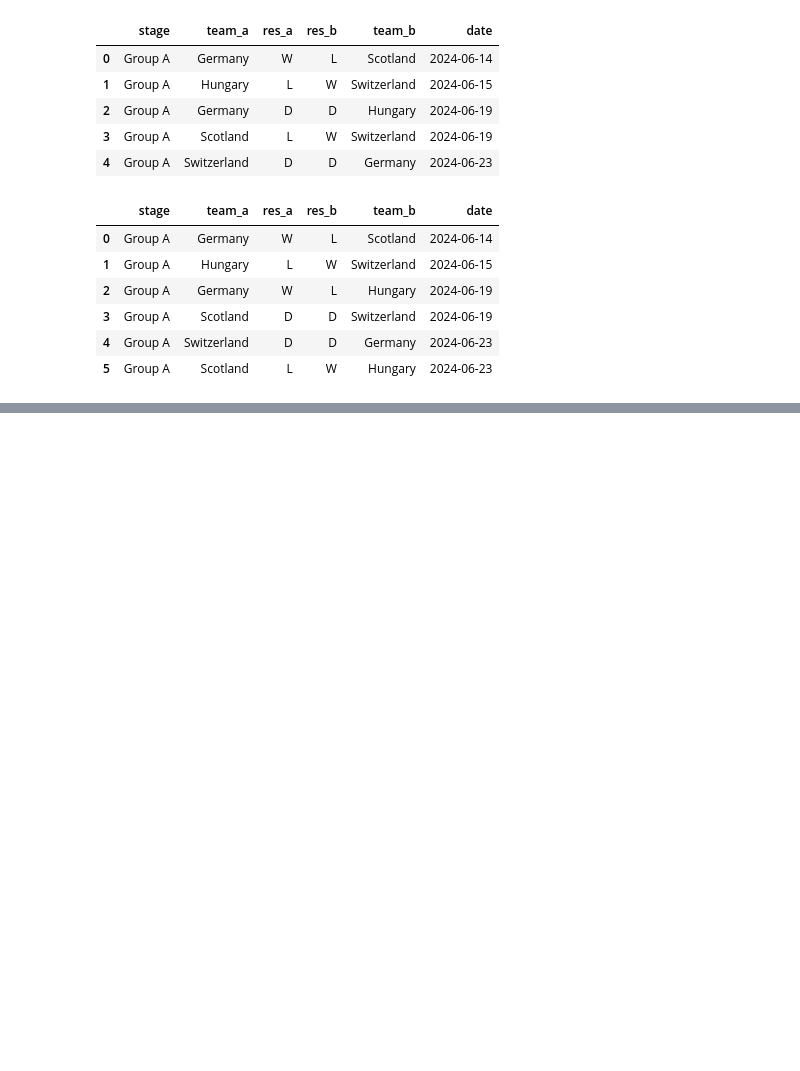
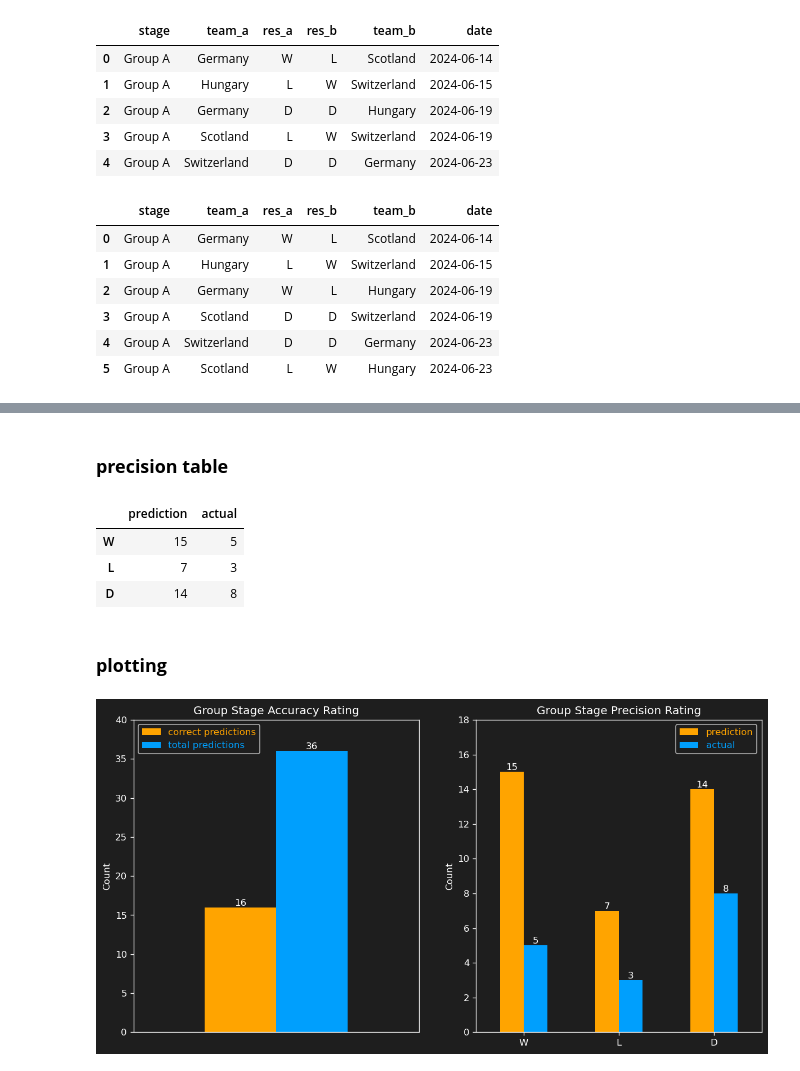
Before and after one commit to axndyg/euros-WebScraping, a Jupyter notebook: performance.ipynb, the cells around one changed output, grey strips where cells are left out. Drawn from its saved outputs; the diff is of its cells as text; code cells hidden in the pictures; blank space fills up the shorter version.

Commit message:
Draft predictor's performance graphs

```diff
--- a/performance.ipynb
+++ b/performance.ipynb
@@ -81,0 +166,78 @@ res_dfs[0]
+# %% [markdown]
+### **precision table**
+# %%
+cats = list(comp["res_a_x"].value_counts().index.values)
+cats.reverse()
+cats
+
+pred_vc = comp["res_a_pred"].value_counts()
+preds = [pred_vc["W"], pred_vc["D"], pred_vc["L"]]
+
+wd = comp.loc[(comp["res_a_x"] == "W") & (comp["res_a_pred"] == "W")].shape[0]
+dd = comp.loc[(comp["res_a_x"] == "D") & (comp["res_a_pred"] == "D")].shape[0]
+ld = comp.loc[(comp["res_a_x"] == "L") & (comp["res_a_pred"] == "L")].shape[0]
+res_vc = comp["res_a_x"].value_counts()
+res = [wd, dd, ld]
+# %%
+ps_table = pd.DataFrame(
+    {"prediction": preds, "actual": res},
+    index= cats
+)
+ps_table
+# %% [output]
+|  | prediction | actual |
+| W | 15 | 5 |
+| L | 7 | 3 |
+| D | 14 | 8 |
+# %% [markdown]
+### **plotting**
+# %%
+import matplotlib.pyplot as plt
+import numpy as np
+
+nrows = 1
+ncols = 2
+f_width = 12
+f_height = 6
+fig, axes = plt.subplots(nrows, ncols, figsize=(f_width, f_height), dpi=120)
+
+
+ac_table.plot.bar(
+    ax= axes[0],
+    rot=0,
+    color=["#FFA400", "#009ffd"],
+
+    xticks=[],
+    ylim=[0,40]
+)
+
+ps_table.plot.bar(
+     ax = axes[1],
+     rot=0,
+     color=["#FFA400", "#009ffd"],
+
+     ylim=[0,18],
+     yticks=np.arange(0, 22, step=2)
+)
+
+fig.patch.set_facecolor("#1e1e1e")
+axes[0].set_title("Group Stage Accuracy Rating", color="white")
+axes[1].set_title("Group Stage Precision Rating", color="white")
+
+for ax in axes:
+    ax.bar_label(ax.containers[0], color="white")
+    ax.bar_label(ax.containers[1], color="white")
+
+    ax.set_facecolor("#1e1e1e")
+    ax.set_ylabel('Count', color='white')
+    ax.tick_params(colors='white')
+    ax.spines['bottom'].set_color('white')
+    ax.spines['top'].set_color('white')
+    ax.spines['left'].set_color('white')
+    ax.spines['right'].set_color('white')
+    ax.legend(facecolor="#1e1e1e", labelcolor="linecolor")
+
+plt.savefig("./graphics/e_performance")
+plt.show()
+# %% [output]
+[figure, added]
```
Also changed, not shown: parts of 10 cells of this notebook, 1 other file.
